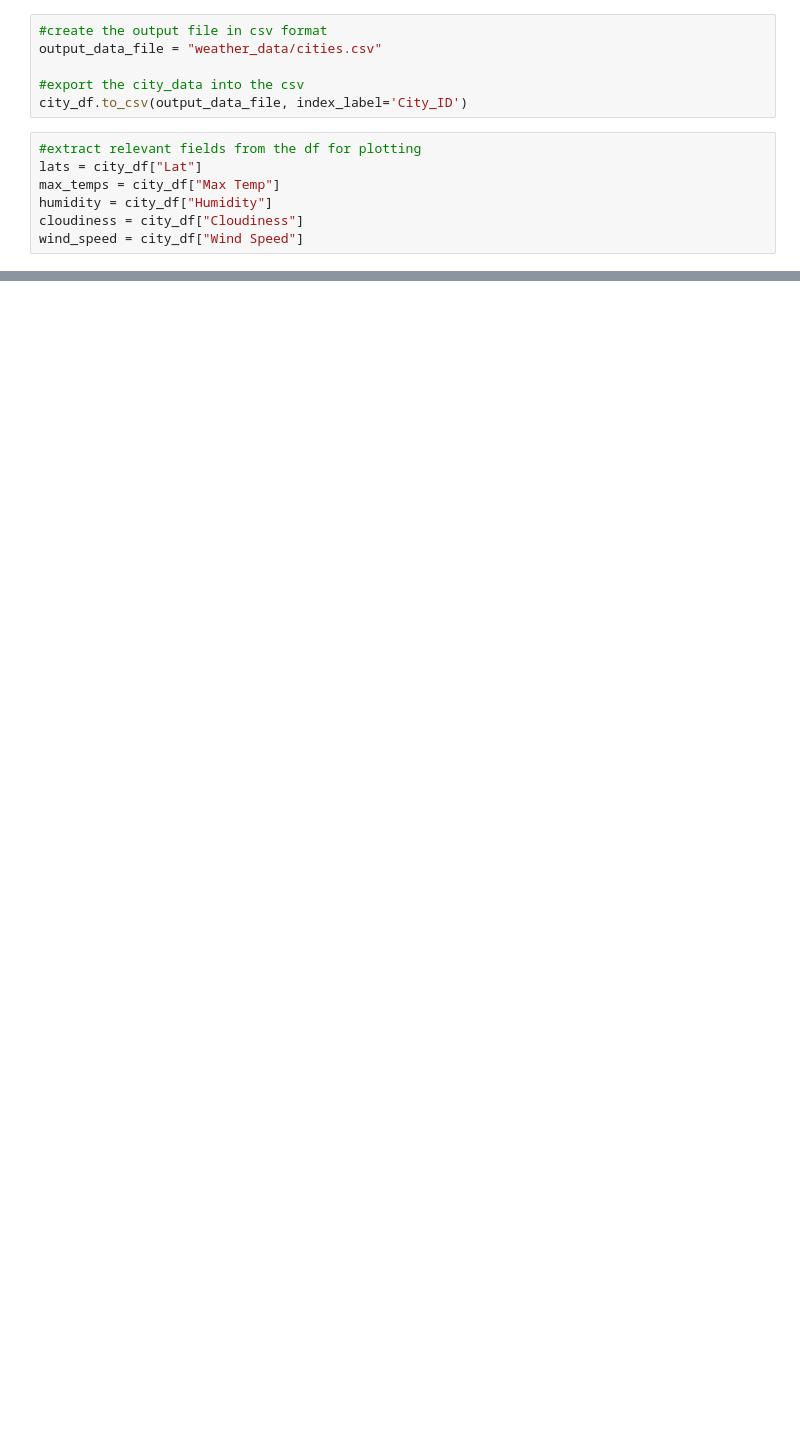
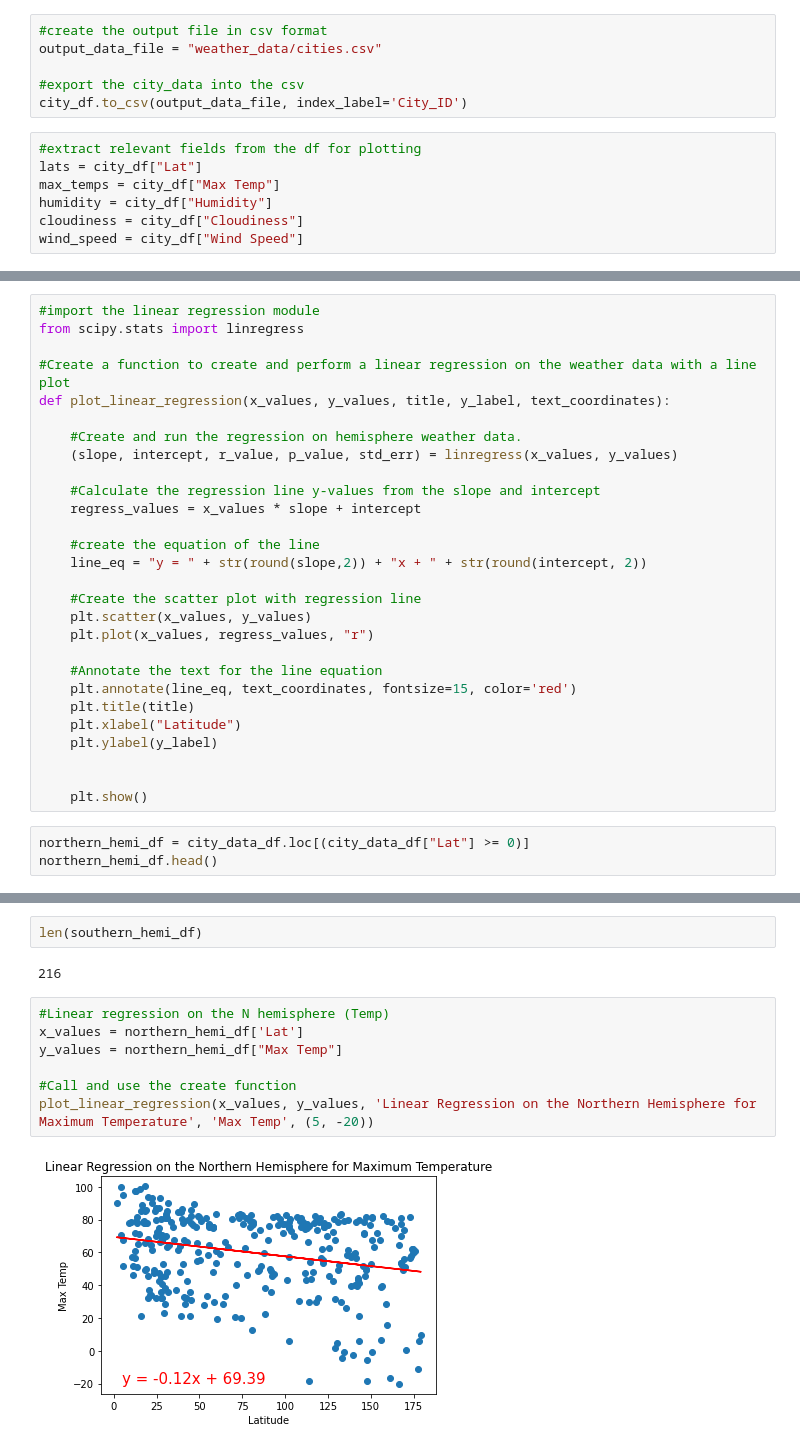
Before and after one commit to mthalken/World_Weather_Analysis, a Jupyter notebook: WeatherPy.ipynb, the cells around one changed output, grey strips where cells are left out. Saved outputs shown, nothing was run; the diff lists cells and outputs as text; blank space fills up the shorter version.

Commit message:
Updating Data and pngs.

```diff
--- a/WeatherPy.ipynb
+++ b/WeatherPy.ipynb
@@ -250,0 +254,31 @@ plt.show()
+# %%
+#import the linear regression module
+from scipy.stats import linregress
+
+#Create a function to create and perform a linear regression on the weather data with a line plot
+def plot_linear_regression(x_values, y_values, title, y_label, text_coordinates):
+
+    #Create and run the regression on hemisphere weather data.
+    (slope, intercept, r_value, p_value, std_err) = linregress(x_values, y_values)
+
+    #Calculate the regression line y-values from the slope and intercept
+    regress_values = x_values * slope + intercept
+
+    #create the equation of the line
+    line_eq = "y = " + str(round(slope,2)) + "x + " + str(round(intercept, 2))
+
+    #Create the scatter plot with regression line
+    plt.scatter(x_values, y_values)
+    plt.plot(x_values, regress_values, "r")
+
+    #Annotate the text for the line equation
+    plt.annotate(line_eq, text_coordinates, fontsize=15, color='red')
+    plt.title(title)
+    plt.xlabel("Latitude")
+    plt.ylabel(y_label)
+
+
+    plt.show()
+# %%
+northern_hemi_df = city_data_df.loc[(city_data_df["Lat"] >= 0)]
+northern_hemi_df.head()
@@ -250,0 +306,13 @@ plt.show()
+# %%
+len(southern_hemi_df)
+# %% [output]
+216
+# %%
+#Linear regression on the N hemisphere (Temp)
+x_values = northern_hemi_df['Lat']
+y_values = northern_hemi_df["Max Temp"]
+
+#Call and use the create function
+plot_linear_regression(x_values, y_values, 'Linear Regression on the Northern Hemisphere for Maximum Temperature', 'Max Temp', (5, -20))
+# %% [output]
+[figure, added]
```
Also changed, not shown: parts of 21 cells of this notebook, 5 other files.
